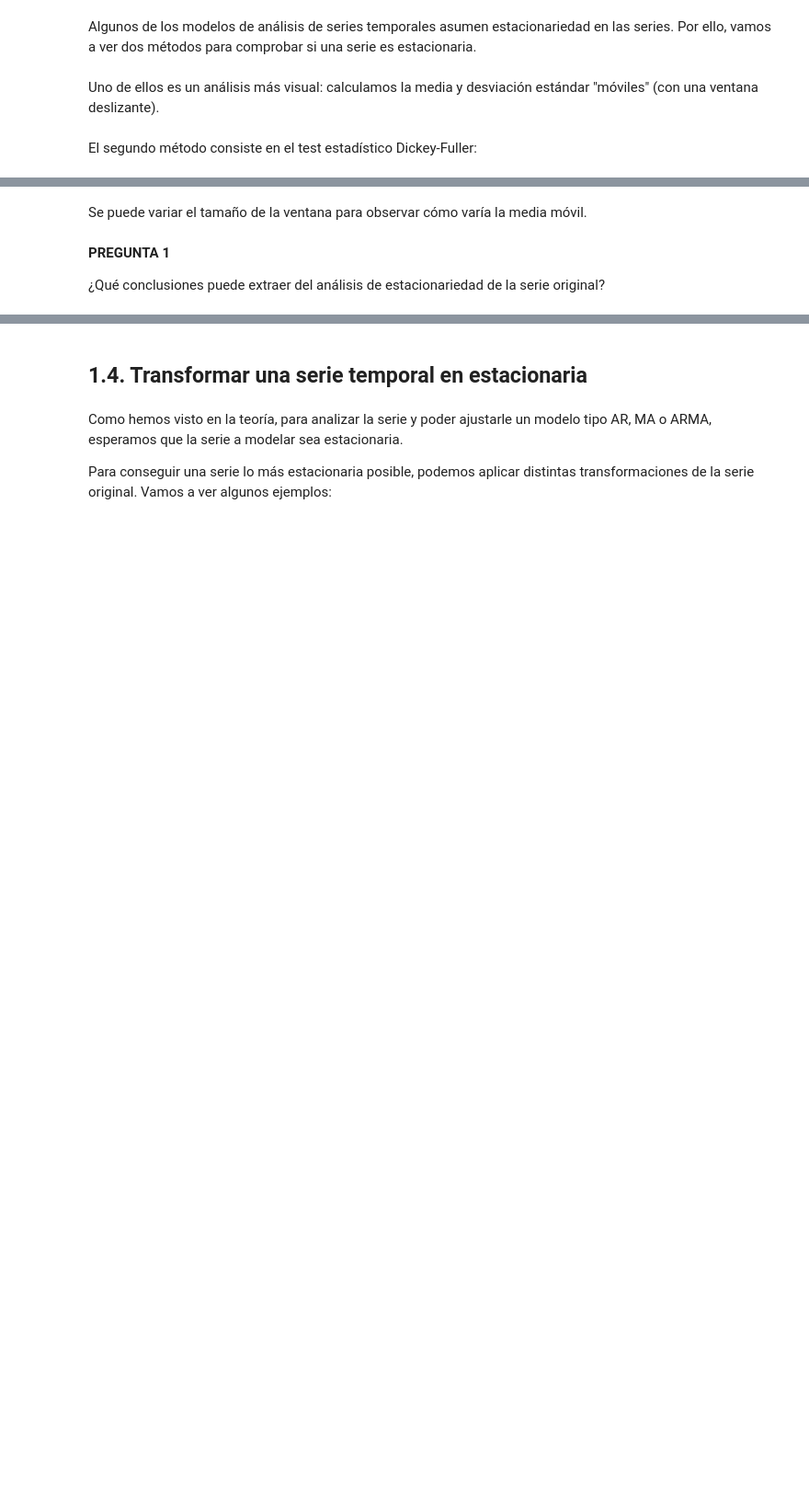
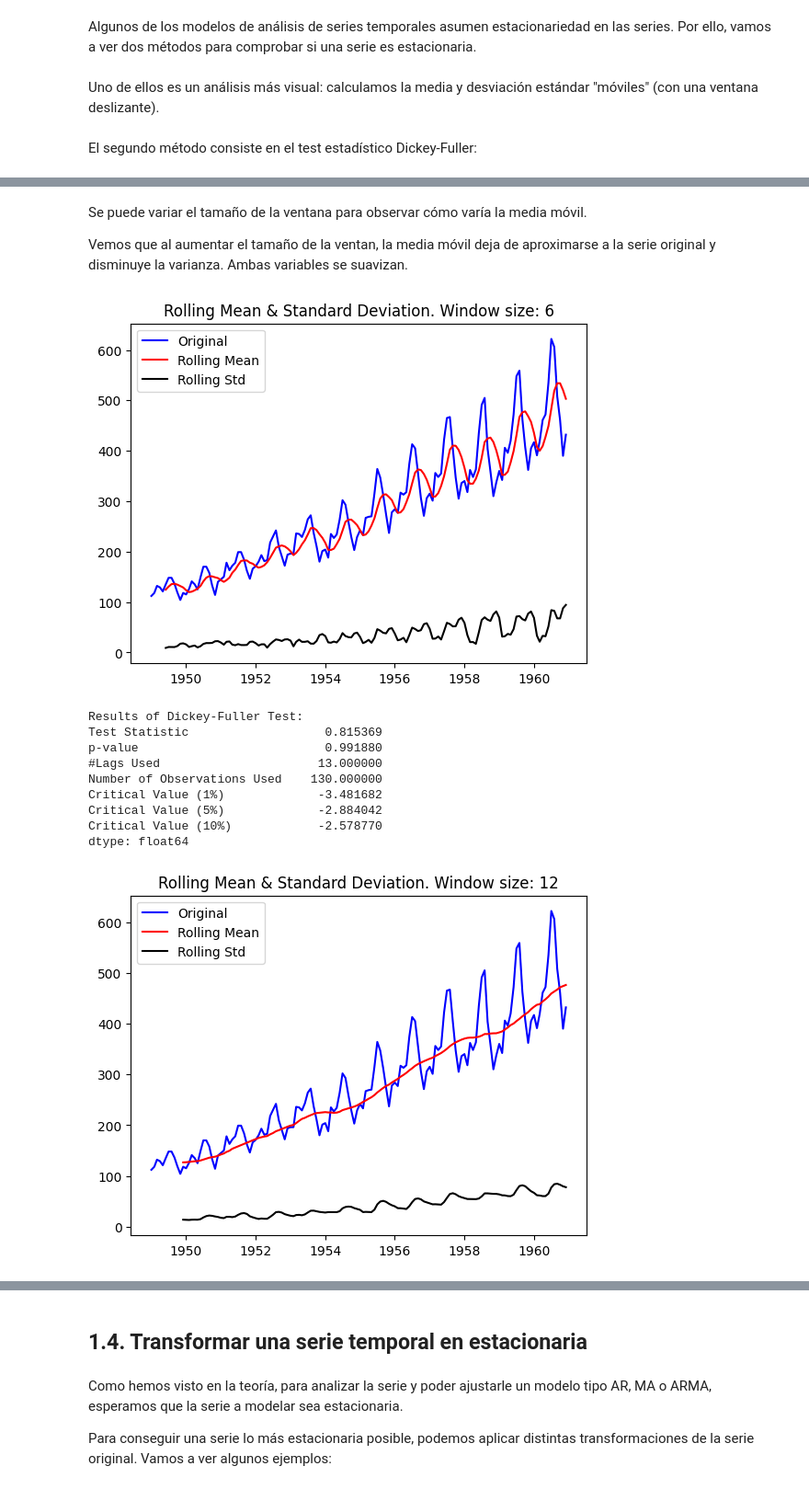
Before and after one commit to InigoMartinezCiriza/PIT, a Jupyter notebook: P1/PR1_PIT.ipynb, the cells around one changed output, grey strips where cells are left out. Shown at 92% size. Saved outputs shown, nothing was run; the diff lists cells and outputs as text; code cells hidden in the pictures; blank space fills up the shorter version.

```diff
--- a/P1/PR1_PIT.ipynb
+++ b/P1/PR1_PIT.ipynb
@@ -73,7 +99,7 @@ def test_stationarity_1(timeseries,window_size):
     mean = plt.plot(rolmean, color='red', label='Rolling Mean')
     std = plt.plot(rolstd, color='black', label = 'Rolling Std')
     plt.legend(loc='best')
-    plt.title('Rolling Mean & Standard Deviation')
+    plt.title('Rolling Mean & Standard Deviation. Window size: '+str(window_size))
     plt.show(block=False)
 # %% [markdown]
 El segundo método consiste en el test estadístico Dickey-Fuller:
@@ -98,6 +137,22 @@ test_stationarity(data,12)
 # %% [markdown]
 Se puede variar el tamaño de la ventana para observar cómo varía la media móvil.
+
+Vemos que al aumentar el tamaño de la ventan, la media móvil deja de aproximarse a la serie original y disminuye la varianza. Ambas variables se suavizan.
-# %% [markdown]
-**PREGUNTA 1**
-
-¿Qué conclusiones puede extraer del análisis de estacionariedad de la serie original?
+# %%
+# Cambios el tamaño de la ventana
+
+n_months = [6, 12, 24]
+for n in n_months:
+    test_stationarity(data, n)
+# %% [output]
+[figure, added]
+Results of Dickey-Fuller Test:
+Test Statistic                   0.815369
+p-value                          0.991880
+#Lags Used                      13.000000
+Number of Observations Used    130.000000
+Critical Value (1%)             -3.481682
+Critical Value (5%)             -2.884042
+Critical Value (10%)            -2.578770
+dtype: float64
+[figure, added]
```
Also changed, not shown: parts of 46 cells of this notebook.
